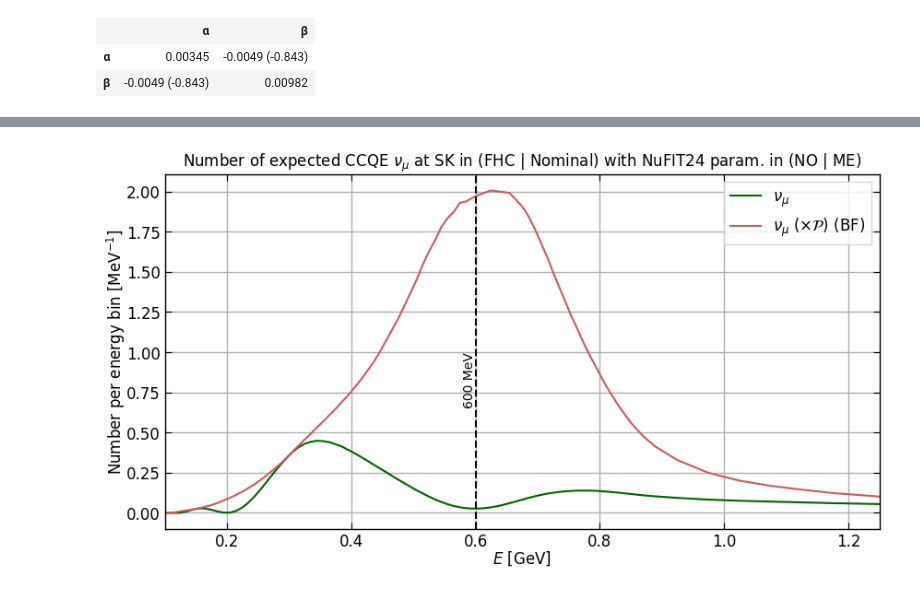
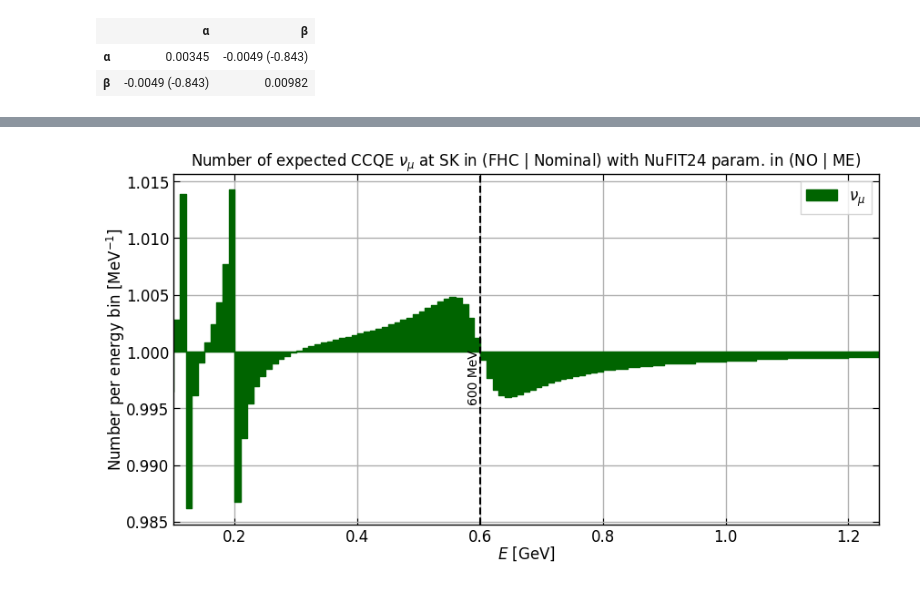
Before and after one commit to pboistier/energy-effects-T2K, a Jupyter notebook: docs/source/notebooks/minuit_fit.ipynb, the cells around one changed output, grey strips where cells are left out. Cells and saved outputs as stored; diff of their text form; code cells hidden in the pictures.

Commit message:
New tests and a working MINUIT algorithm

```diff
--- a/docs/source/notebooks/minuit_fit.ipynb
+++ b/docs/source/notebooks/minuit_fit.ipynb
@@ -112,8 +115,8 @@ sk_hist_bf = sk_hist(Δ2m32=param.NUFIT["Dm_square_32"]["bf"])
 # %%
-def t2k_likelihood(Δ2m32):
-    sk_hist_obs = sk_hist(Δ2m32=Δ2m32)
-    sk_hist_exp = sk_hist(Δ2m32=param.NUFIT["Dm_square_32"]["bf"])
+def t2k_likelihood(θ23, δCP, Δ2m32):
+    sk_hist_obs = sk_hist(θ23=θ23, δCP=δCP, Δ2m32=Δ2m32)
+    sk_hist_exp = sk_hist()
     N_obs = sk_hist_obs["numu"] * (sk_hist_obs.maxE - sk_hist_obs.minE)
     N_exp = sk_hist_exp["numu"] * (sk_hist_exp.maxE - sk_hist_exp.minE)
-    l = -(N_exp - N_obs + N_obs * np.log(N_obs / N_exp)).sum()
-    return np.exp(l)
+    l = (N_exp - N_obs + N_obs * np.log(N_obs / N_exp)).sum()
+    return l
@@ -120,4 +148,9 @@ def t2k_likelihood(Δ2m32):
 # %%
 t2k_likelihood.errordef = Minuit.LIKELIHOOD
 # %%
-m = Minuit(t2k_likelihood, Δ2m32=1e-3)
+m = Minuit(
+    t2k_likelihood,
+    θ23=param.NUFIT["theta_23"]["bf"],
+    δCP=param.NUFIT["delta_CP"]["bf"],
+    Δ2m32=1e-3,
+)
@@ -125,0 +157,5 @@ m = Minuit(t2k_likelihood, Δ2m32=1e-3)
+# %%
+# m.fixed["θ23"] = True
+m.fixed["δCP"] = True
+# %%
+m.limits = [(0, 2 * np.pi), (0, 2 * np.pi), (0, 5e-3)]
@@ -151,45 +229,40 @@ m.values
 # %%
 for key in ["numu"]:
-    plt.plot(
-        (sk_hist_bf.minE + sk_hist_bf.maxE) / 2,
-        sk_hist_bf[key],
+    plt.fill_between(
+        sk_hist_bf.minE,
+        sk_hist_fit[key] / sk_hist_bf[key],
+        1,
         label=conv.print_dict[key],
         color=colors[key],
+        step="post",
         # alpha=.5,
         # linestyle='--',
-    )
-
-    plt.plot(
-        (sk_hist_fit.minE + sk_hist_fit.maxE) / 2,
-        sk_hist_fit[key],
-        label=conv.print_dict[key] + r" ($\times \mathcal{P}$) (BF)",
-        color="indianred",
     )
 
 
 plt.axvline(x=0.6, linestyle="--", color="black")
 ax = plt.gca()
 plt.text(
     x=0.6,
     y=0.5,
     s=r"600 MeV",
     ha="right",
     va="top",
     rotation=90,
     transform=ax.get_xaxis_transform(),
 )
 
 # plt.xscale("log")
 # plt.yscale("log")
 plt.xlabel(r"$E$ [GeV]")
 plt.ylabel(r"Number per energy bin [$\text{MeV}^{-1}$]")
 # plt.ylim(bottom=1e-1)
 plt.xlim([0.1, 1.25])
 plt.title(
     r"Number of expected CCQE $\nu_\mu$ at SK in (FHC | Nominal) with NuFIT24 param. in (NO | ME)"
 )
 plt.legend()
 
 plt.show()
 # %% [output]
-[figure, old version]
+[figure, new version]
```
Also changed, not shown: parts of 14 cells of this notebook, 3 other files.
